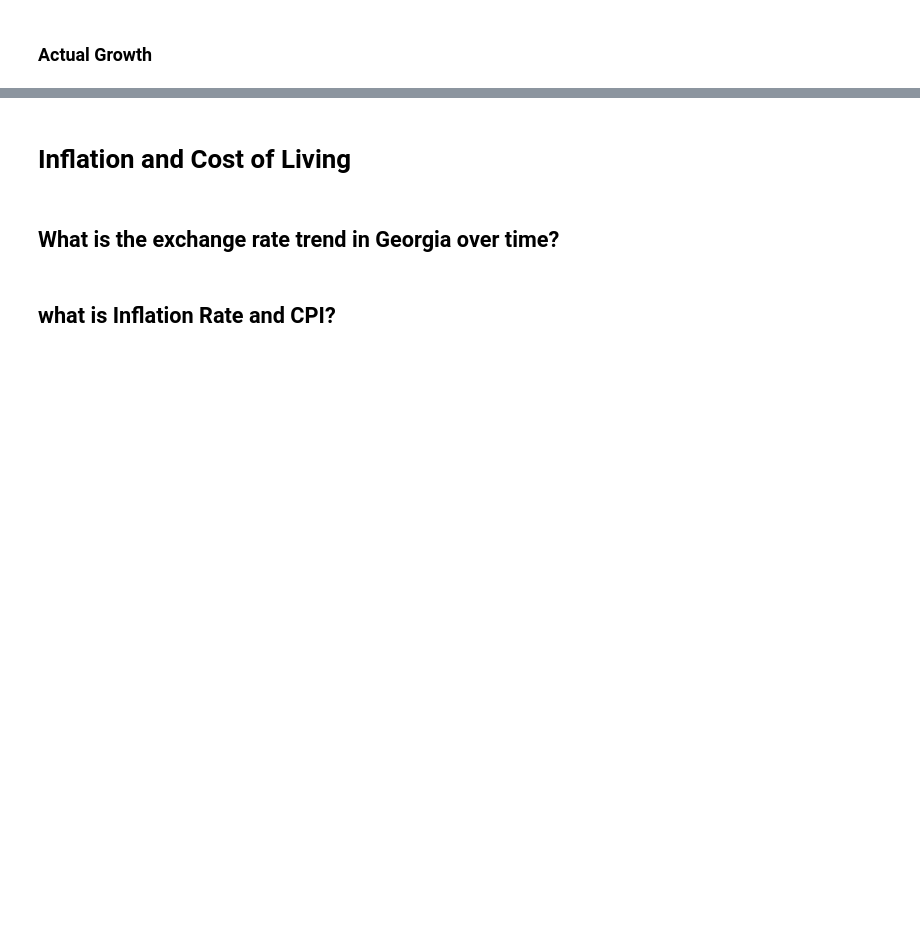
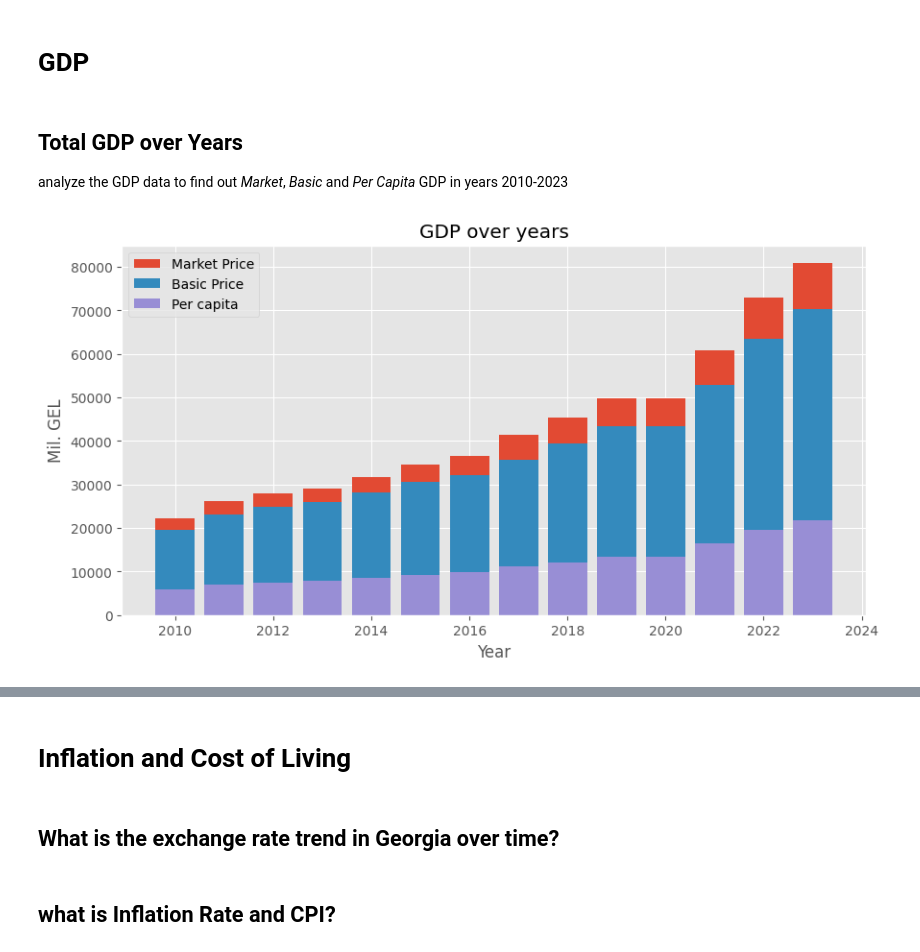
Before and after one commit to SabaGuledani/Economic-and-Financial-Analysis-of-Georgia, a Jupyter notebook: GDP.ipynb, the cells around one changed output, grey strips where cells are left out. Drawn from its saved outputs; the diff is of its cells as text; code cells hidden in the pictures; blank space fills up the shorter version.

```diff
--- a/GDP.ipynb
+++ b/GDP.ipynb
@@ -13,46 +38,44 @@ df = pd.read_excel('./03_GDP-at-Current-Prices.xlsx')
+# %% [markdown]
+# GDP
+# %% [markdown]
+## Total GDP over Years
+analyze the GDP data to find out *Market*, *Basic* and *Per Capita* GDP in years 2010-2023
 # %%
+# load dataframe of GDP downloaded from Geostat.ge
+df = pd.read_excel('./03_GDP-at-Current-Prices.xlsx')
+
+# columns are not defined properly so we set them manually for this file
 df.columns = df.iloc[0]
 df = df[1:].reset_index(drop=True)
 df.drop(columns=[df.columns[0]],inplace=True)
 
+# last 2 rows contain uneccessary data
 df = df.iloc[:-2]
 
-def choose_nth_value(lst:list, n:int) -> list[str]:
-    return [val for i, val in enumerate(lst, start=1) if i % n == 0]
-
-def extract_row_values(df,col_name, n):
-    row_values = df.loc[df['Economic Activities'] == col_name].values[0][1:]
-    row_values = list(row_values)
-    row_values = choose_nth_value(row_values,n)
-    return row_values
-
+# file contains data about quarters aswell, so we extract every 5th value(which are total for that year)
 years = df.columns[1:]
 years = list(years)
 years = choose_nth_value(years,5)
-years = [str(int(year)) for year in years]
-
-quarters = df.columns[1:]
-quarters = list(quarters)
-quarters = choose_nth_value(quarters,5)
-
+# years = [str(int(year)) for year in years]
+# we extract market, basic and per capita gdp points
 gdp_market_price = extract_row_values(df,'(=) GDP at market prices', 5)
 gdp_basic_price = extract_row_values(df,'(=) GDP at basic prices', 5)
 gdp_per_capita = extract_row_values(df,'GDP per capita in GEL',5)
 
+# initialize subplots
+fig, ax = plt.subplots(figsize=(10,5))
 
-fig, ax = plt.subplots()
-ax.bar(quarters,gdp_market_price,label='Market Price')
-ax.bar(quarters, gdp_basic_price,label='Basic Price')
-ax.bar(quarters,gdp_per_capita,label='Per capita')
+# Plot our data
+ax.bar(years,gdp_market_price,label='Market Price')
+ax.bar(years, gdp_basic_price,label='Basic Price')
+ax.bar(years,gdp_per_capita,label='Per capita')
+
 ax.set_title('GDP over years')
 ax.set_xlabel("Year")
 ax.set_ylabel("Mil. GEL")
 
-ax.legend(loc='upper left',ncols=1)
-# Adding grid
-ax.grid(True, which='both', axis='y', linestyle='--', color='gray', alpha=0.3)
-
+ax.legend(loc='upper left')
 
 plt.show()
+# %% [output]
+[figure, added]
-# %% [markdown]
-### Actual Growth
```
Also changed, not shown: parts of 18 cells of this notebook.
